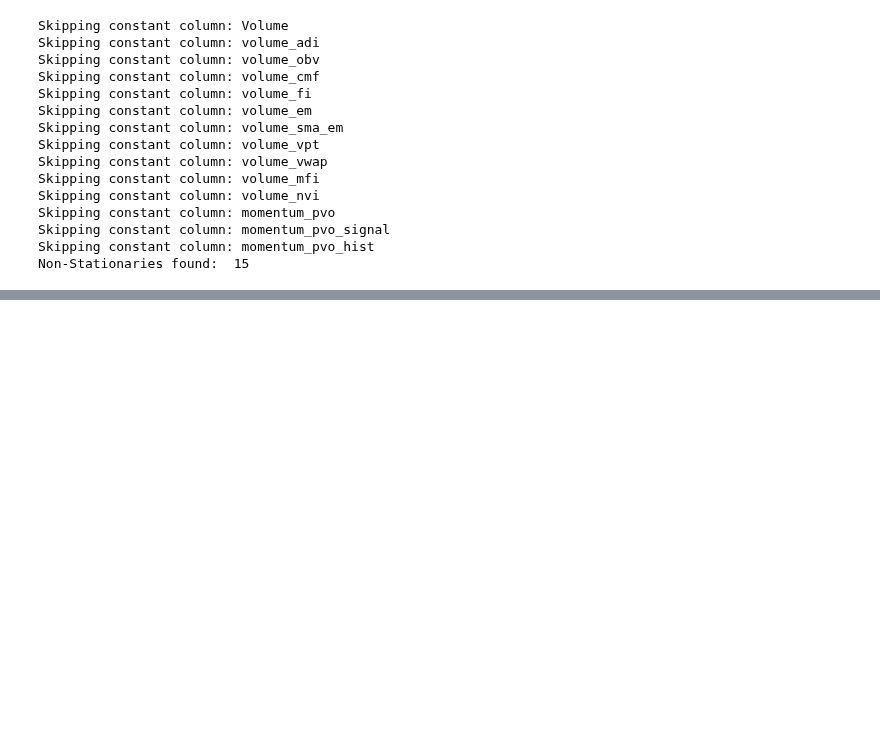
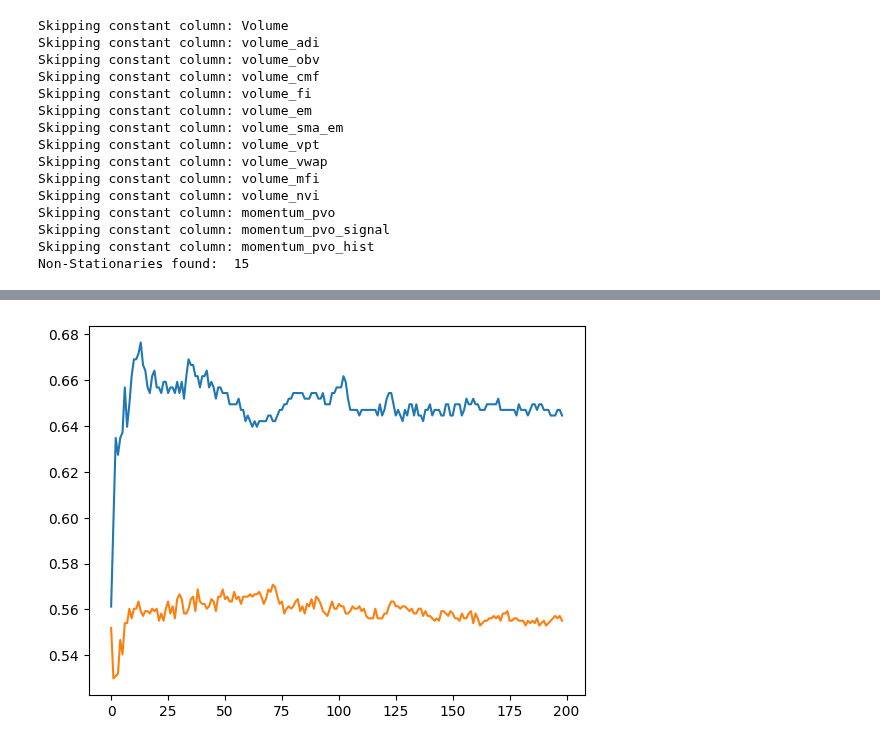
Before and after one commit to ItMeansBigMountain/Financial.Market.ML, a Jupyter notebook: 1_Unsupervised/4-Principle-Component-Analysis-Dimentionality-Reduction.ipynb, the cells around one changed output, grey strips where cells are left out. Drawn from its saved outputs; the diff is of its cells as text; code cells hidden in the pictures; blank space fills up the shorter version.

```diff
--- a/1_Unsupervised/4-Principle-Component-Analysis-Dimentionality-Reduction.ipynb
+++ b/1_Unsupervised/4-Principle-Component-Analysis-Dimentionality-Reduction.ipynb
@@ -140,0 +239,16 @@ df_stationary
+# %%
+classifier = RandomForestClassifier(n_estimators=12 , max_depth=2 , random_state=0)
+classifier.fit(x_train , y_train)
+
+
+# Use the trained classifier to make predictions on the test feature data (x_test)
+y_prediction = classifier.predict(x_test)
+
+
+# Calculate Accuracy and Precision of Y-axis Prediction
+accuracy = accuracy_score(y_test , y_prediction)
+precision = precision_score(y_test,y_prediction)
+
+
+print(f"Test Accuracy: {accuracy}")
+print(f"Test Precision: {precision}")
@@ -140,0 +269,27 @@ df_stationary
+# %%
+# Test for overfitting
+train_scores = list()
+test_scores  = list()
+
+values = [i for i in range(1,200)]
+
+for i in values:
+    classifier = RandomForestClassifier(n_estimators=i , max_depth=2 , random_state=0)
+    classifier.fit(x_train , y_train)
+
+    # Training Data
+    y_train_pred = classifier.predict(x_train)
+    accuracy_train = accuracy_score(y_train , y_train_pred)
+    train_scores.append(accuracy_train)
+
+    # Test Data
+    y_test_pred = classifier.predict(x_test)
+    accuracy_test = accuracy_score(y_test , y_test_pred)
+    test_scores.append(accuracy_test)
+# %%
+# Plot Results
+plt.plot(train_scores)
+plt.plot(test_scores)
+plt.show()
+# %% [output]
+[figure, added]
```
Also changed, not shown: parts of 18 cells of this notebook.
